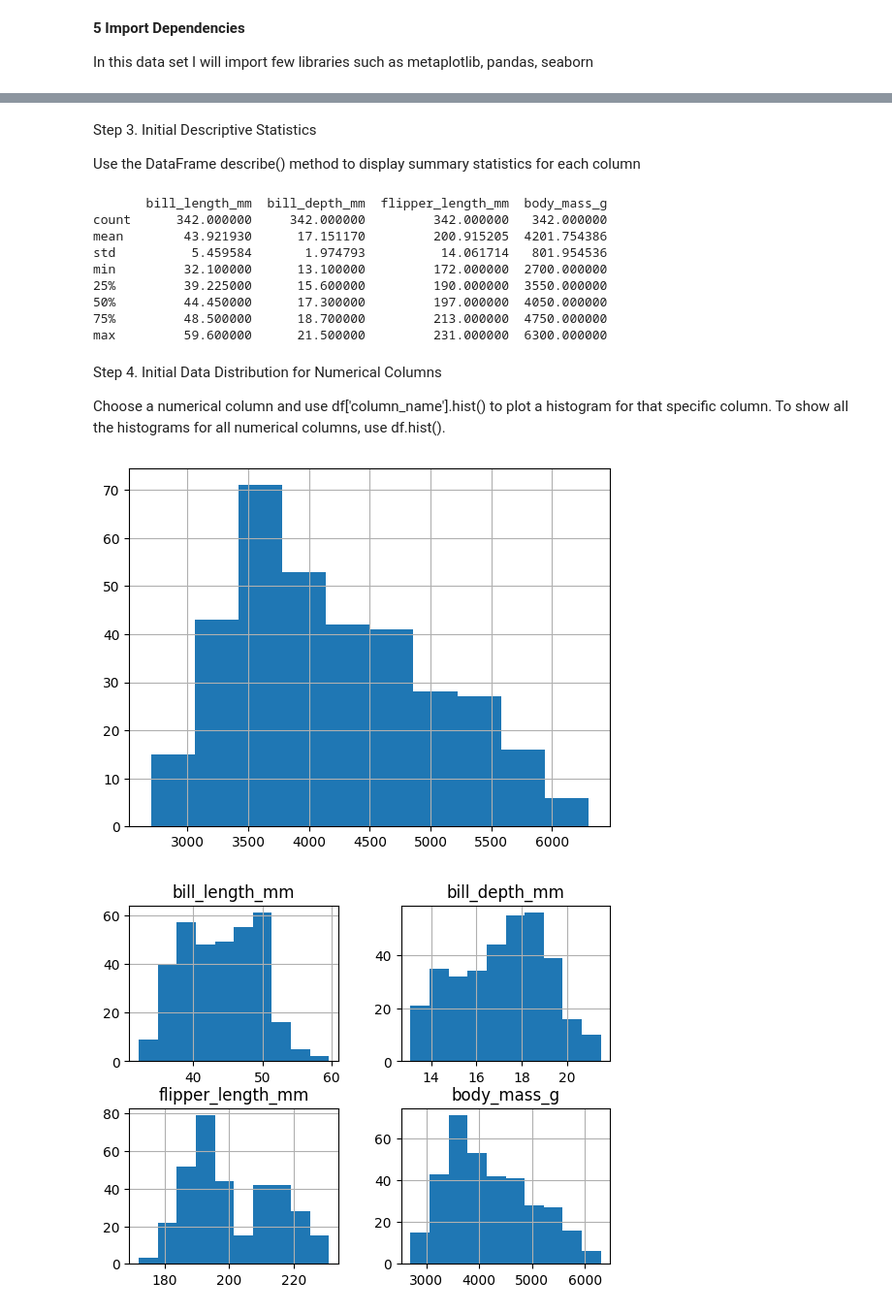
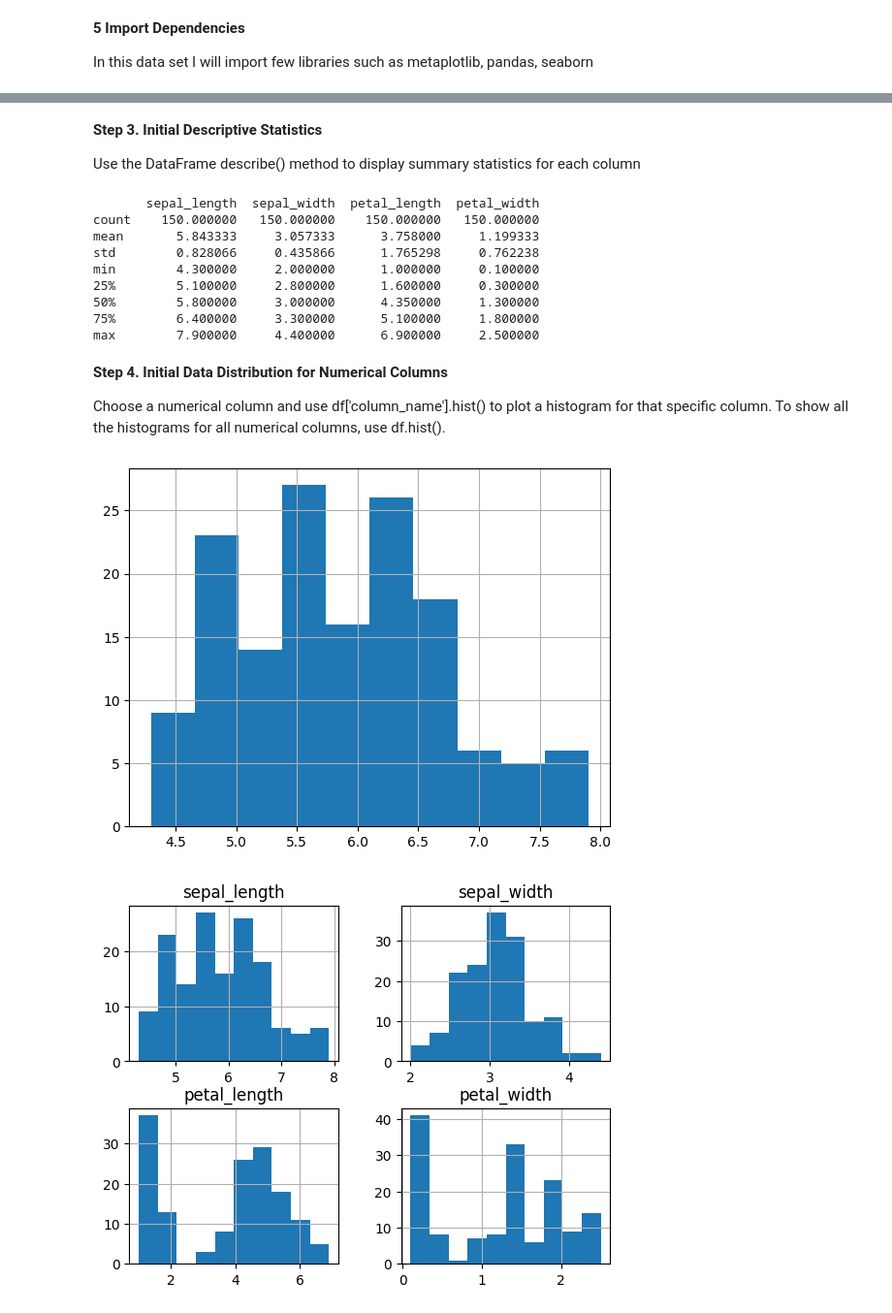
Before and after one commit to Priyankanaskar/Datafun-04-jupyter, a Jupyter notebook: Priyanka_eda.ipynb, the cells around one changed output, grey strips where cells are left out. Shown: that part at 97% size. Drawn from its saved outputs; the diff is of its cells as text; code cells hidden in the pictures.

```diff
--- a/Priyanka_eda.ipynb
+++ b/Priyanka_eda.ipynb
@@ -31,0 +30,6 @@ df = sns.load_dataset("penguins")
+# %%
+# Load the Iris dataset into DataFrame
+df = sns.load_dataset('iris')
+
+# Inspect first rows of the DataFrame
+print(df.head())
@@ -58,33 +70,33 @@ sex                   object
 dtype: object
 # %% [markdown]
-Step 3. Initial Descriptive Statistics
+__Step 3. Initial Descriptive Statistics__
 
 Use the DataFrame describe() method to display summary statistics for each column
 # %%
 print(df.describe())
 # %% [output]
-       bill_length_mm  bill_depth_mm  flipper_length_mm  body_mass_g
-count      342.000000     342.000000         342.000000   342.000000
-mean        43.921930      17.151170         200.915205  4201.754386
-std          5.459584       1.974793          14.061714   801.954536
-min         32.100000      13.100000         172.000000  2700.000000
-25%         39.225000      15.600000         190.000000  3550.000000
-50%         44.450000      17.300000         197.000000  4050.000000
-75%         48.500000      18.700000         213.000000  4750.000000
-max         59.600000      21.500000         231.000000  6300.000000
+       sepal_length  sepal_width  petal_length  petal_width
+count    150.000000   150.000000    150.000000   150.000000
+mean       5.843333     3.057333      3.758000     1.199333
+std        0.828066     0.435866      1.765298     0.762238
+min        4.300000     2.000000      1.000000     0.100000
+25%        5.100000     2.800000      1.600000     0.300000
+50%        5.800000     3.000000      4.350000     1.300000
+75%        6.400000     3.300000      5.100000     1.800000
+max        7.900000     4.400000      6.900000     2.500000
 # %% [markdown]
-Step 4. Initial Data Distribution for Numerical Columns
+__Step 4. Initial Data Distribution for Numerical Columns__
 
 Choose a numerical column and use df['column_name'].hist() to plot a histogram for that specific column. To show all the histograms for all numerical columns, use df.hist().
 # %%
 # Inspect histogram by numerical column
-df['body_mass_g'].hist()
+df['sepal_length'].hist()
 
 # Inspect histograms for all numerical columns
 df.hist()
 
 # Show all plots
 plt.show()
 # %% [output]
-[figure, old version]
+[figure, new version]
-[figure, old version]
+[figure, new version]
```
Also changed, not shown: parts of 17 cells of this notebook, 1 other file.
